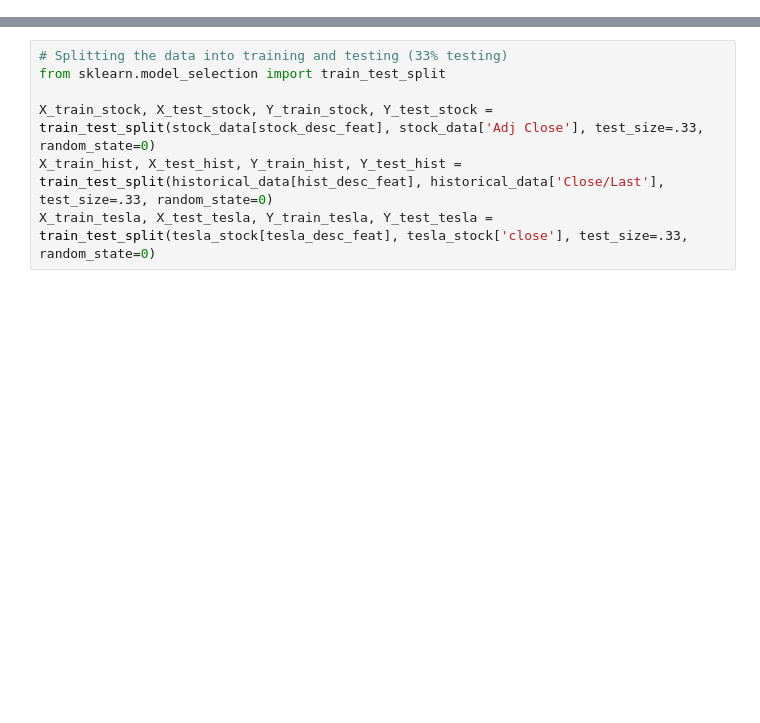
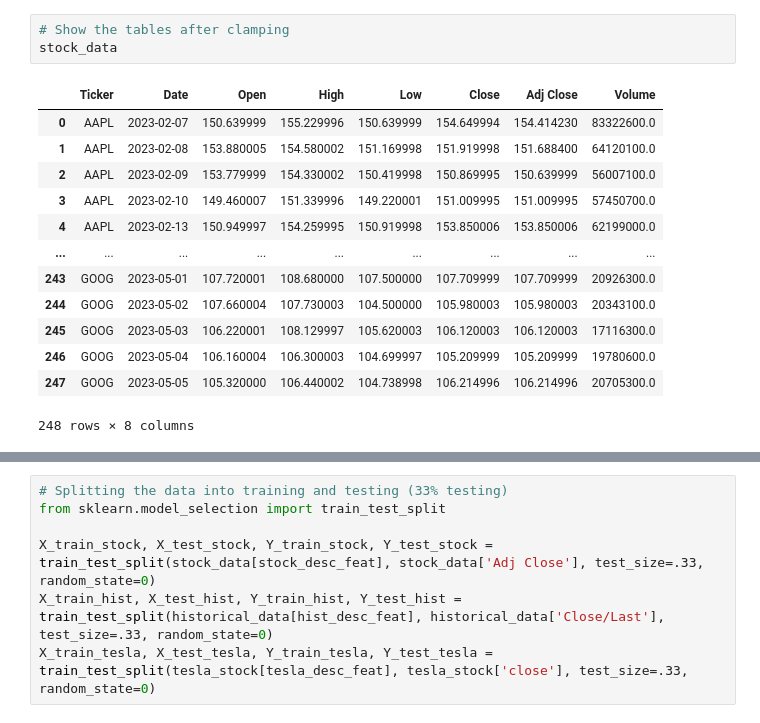
Before and after one commit to DavEspo/Stock-Prediction, a Jupyter notebook: Stock_Prediction.ipynb, the cells around one changed output, grey strips where cells are left out. Saved outputs shown, nothing was run; the diff lists cells and outputs as text; blank space fills up the shorter version.

```diff
--- a/Stock_Prediction.ipynb
+++ b/Stock_Prediction.ipynb
@@ -94,0 +1181,17 @@ dtype: object
+# %%
+# Show the tables after clamping
+stock_data
+# %% [output]
+|  | Ticker | Date | Open | High | Low | Close | Adj Close | Volume |
+| 0 | AAPL | 2023-02-07 | 150.639999 | 155.229996 | 150.639999 | 154.649994 | 154.414230 | 83322600.0 |
+| 1 | AAPL | 2023-02-08 | 153.880005 | 154.580002 | 151.169998 | 151.919998 | 151.688400 | 64120100.0 |
+| 2 | AAPL | 2023-02-09 | 153.779999 | 154.330002 | 150.419998 | 150.869995 | 150.639999 | 56007100.0 |
+| 3 | AAPL | 2023-02-10 | 149.460007 | 151.339996 | 149.220001 | 151.009995 | 151.009995 | 57450700.0 |
+| 4 | AAPL | 2023-02-13 | 150.949997 | 154.259995 | 150.919998 | 153.850006 | 153.850006 | 62199000.0 |
+| ... | ... | ... | ... | ... | ... | ... | ... | ... |
+| 243 | GOOG | 2023-05-01 | 107.720001 | 108.680000 | 107.500000 | 107.709999 | 107.709999 | 20926300.0 |
+| 244 | GOOG | 2023-05-02 | 107.660004 | 107.730003 | 104.500000 | 105.980003 | 105.980003 | 20343100.0 |
+| 245 | GOOG | 2023-05-03 | 106.220001 | 108.129997 | 105.620003 | 106.120003 | 106.120003 | 17116300.0 |
+| 246 | GOOG | 2023-05-04 | 106.160004 | 106.300003 | 104.699997 | 105.209999 | 105.209999 | 19780600.0 |
+| 247 | GOOG | 2023-05-05 | 105.320000 | 106.440002 | 104.738998 | 106.214996 | 106.214996 | 20705300.0 |
+248 rows × 8 columns
```
Also changed, not shown: parts of 18 cells of this notebook.
